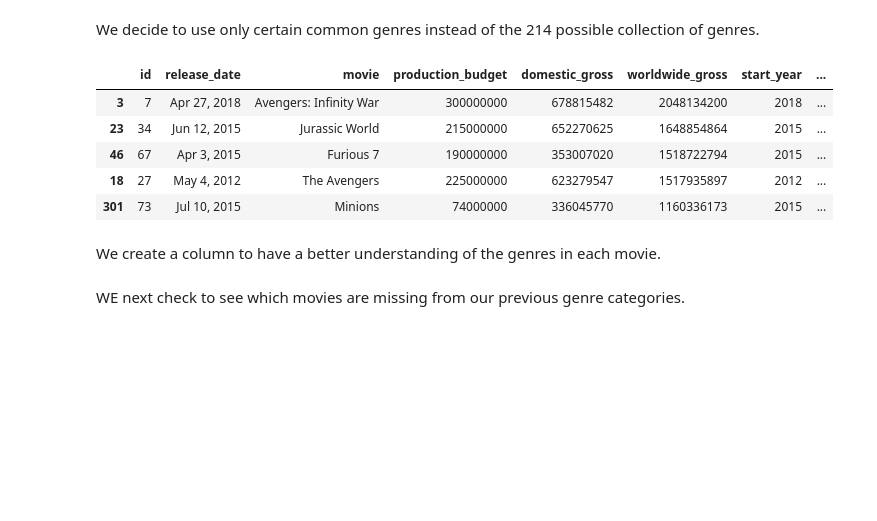
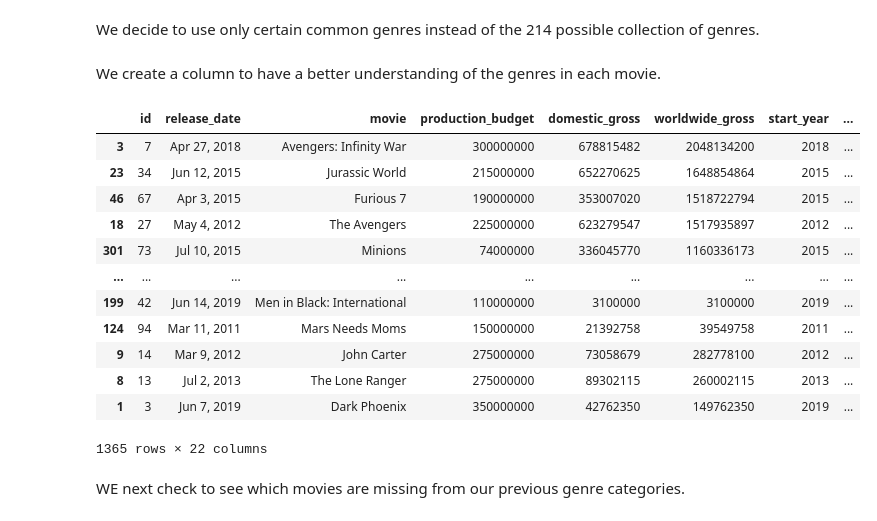
Before and after one commit to danvalen1/Film-Industry-Analysis, a Jupyter notebook: mak.ipynb, the cells around one changed output. Drawn from its saved outputs; the diff is of its cells as text; code cells hidden in the pictures; blank space fills up the shorter version.

```diff
--- a/mak.ipynb
+++ b/mak.ipynb
@@ -224,23 +223,16 @@ Name: genres, Length: 214, dtype: int64
 # %% [markdown]
 We decide to use only certain common genres instead of the 214 possible collection of genres.
 # %%
-df_budget_merge['comedy_id'] = [1 if 'Comedy' in x
-                                else 0
-                                for x in df_budget_merge['genres']]
-df_budget_merge['drama_id'] = [1 if 'Drama' in x
-                                else 0
-                                for x in df_budget_merge['genres']]
-df_budget_merge['action_id'] = [1 if 'Action' in x
-                                else 0
-                                for x in df_budget_merge['genres']]
-df_budget_merge.head()
+# df_budget_merge['comedy_id'] = [1 if 'Comedy' in x
+#                                 else 0
+#                                 for x in df_budget_merge['genres']]
+# df_budget_merge['drama_id'] = [1 if 'Drama' in x
+#                                 else 0
+#                                 for x in df_budget_merge['genres']]
+# df_budget_merge['action_id'] = [1 if 'Action' in x
+#                                 else 0
+#                                 for x in df_budget_merge['genres']]
+# df_budget_merge.head()
-# %% [output]
-|  | id | release_date | movie | production_budget | domestic_gross | worldwide_gross | start_year | ... |
-| 3 | 7 | Apr 27, 2018 | Avengers: Infinity War | 300000000 | 678815482 | 2048134200 | 2018 | ... |
-| 23 | 34 | Jun 12, 2015 | Jurassic World | 215000000 | 652270625 | 1648854864 | 2015 | ... |
-| 46 | 67 | Apr 3, 2015 | Furious 7 | 190000000 | 353007020 | 1518722794 | 2015 | ... |
-| 18 | 27 | May 4, 2012 | The Avengers | 225000000 | 623279547 | 1517935897 | 2012 | ... |
-| 301 | 73 | Jul 10, 2015 | Minions | 74000000 | 336045770 | 1160336173 | 2015 | ... |
 # %% [markdown]
 We create a column to have a better understanding of the genres in each movie.
 # %%
@@ -248,3 +240,19 @@ df_budget_merge['genre_tuple'] = list(zip(df_budget_merge['comedy_id'], df_budge
+# %%
+cl.indicator_str_parser(df_budget_merge, 'genres', ['Action', 'Adventure', 'Comedy', 'Drama', 'Family', 'Thriller', 'Documentary'])
+# %% [output]
+|  | id | release_date | movie | production_budget | domestic_gross | worldwide_gross | start_year | ... |
+| 3 | 7 | Apr 27, 2018 | Avengers: Infinity War | 300000000 | 678815482 | 2048134200 | 2018 | ... |
+| 23 | 34 | Jun 12, 2015 | Jurassic World | 215000000 | 652270625 | 1648854864 | 2015 | ... |
+| 46 | 67 | Apr 3, 2015 | Furious 7 | 190000000 | 353007020 | 1518722794 | 2015 | ... |
+| 18 | 27 | May 4, 2012 | The Avengers | 225000000 | 623279547 | 1517935897 | 2012 | ... |
+| 301 | 73 | Jul 10, 2015 | Minions | 74000000 | 336045770 | 1160336173 | 2015 | ... |
+| ... | ... | ... | ... | ... | ... | ... | ... | ... |
+| 199 | 42 | Jun 14, 2019 | Men in Black: International | 110000000 | 3100000 | 3100000 | 2019 | ... |
+| 124 | 94 | Mar 11, 2011 | Mars Needs Moms | 150000000 | 21392758 | 39549758 | 2011 | ... |
+| 9 | 14 | Mar 9, 2012 | John Carter | 275000000 | 73058679 | 282778100 | 2012 | ... |
+| 8 | 13 | Jul 2, 2013 | The Lone Ranger | 275000000 | 89302115 | 260002115 | 2013 | ... |
+| 1 | 3 | Jun 7, 2019 | Dark Phoenix | 350000000 | 42762350 | 149762350 | 2019 | ... |
+1365 rows × 22 columns
 # %% [markdown]
 WE next check to see which movies are missing from our previous genre categories.
 # %%
```
Also changed, not shown: parts of 12 cells of this notebook, 1 other file.
